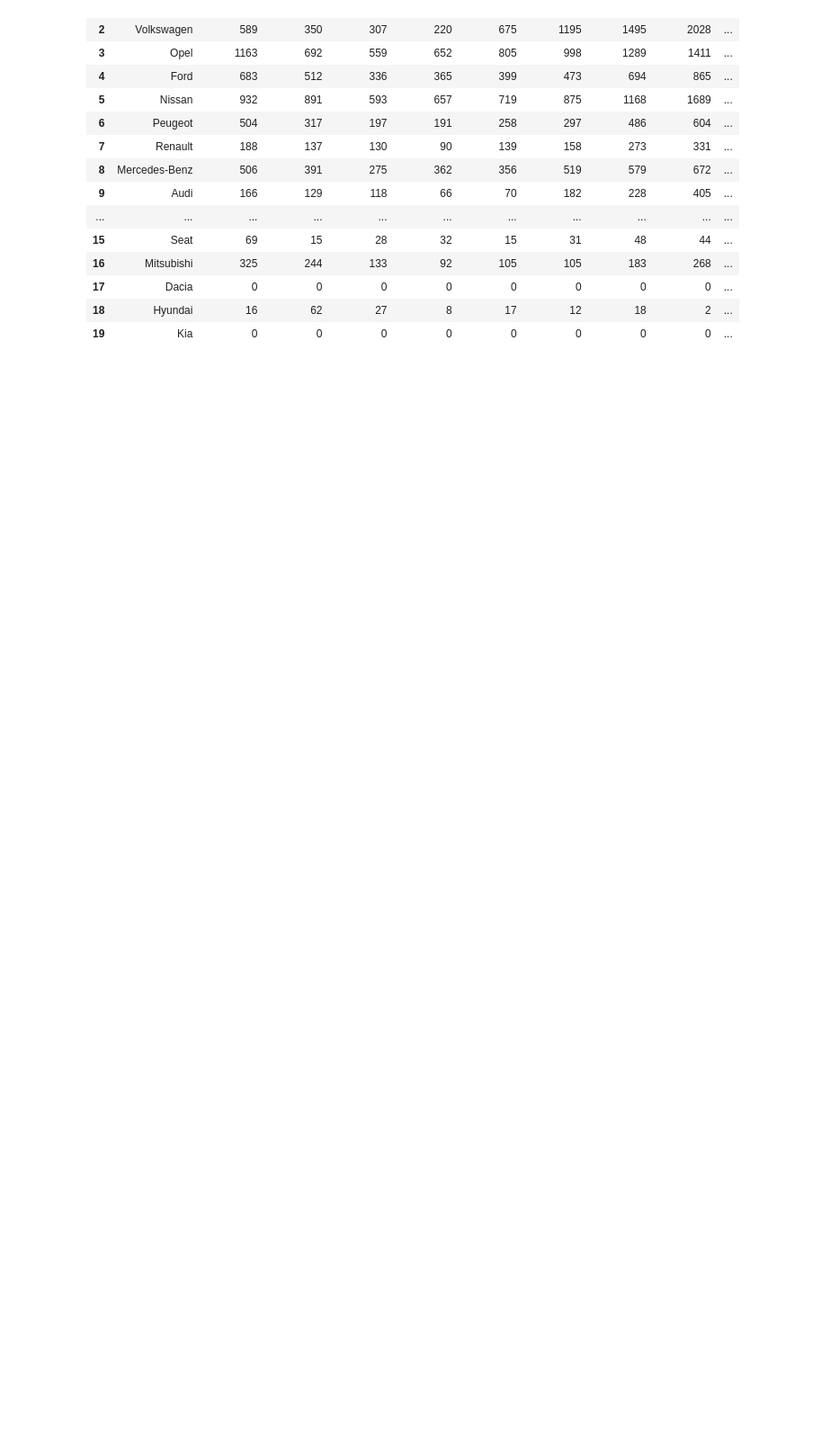
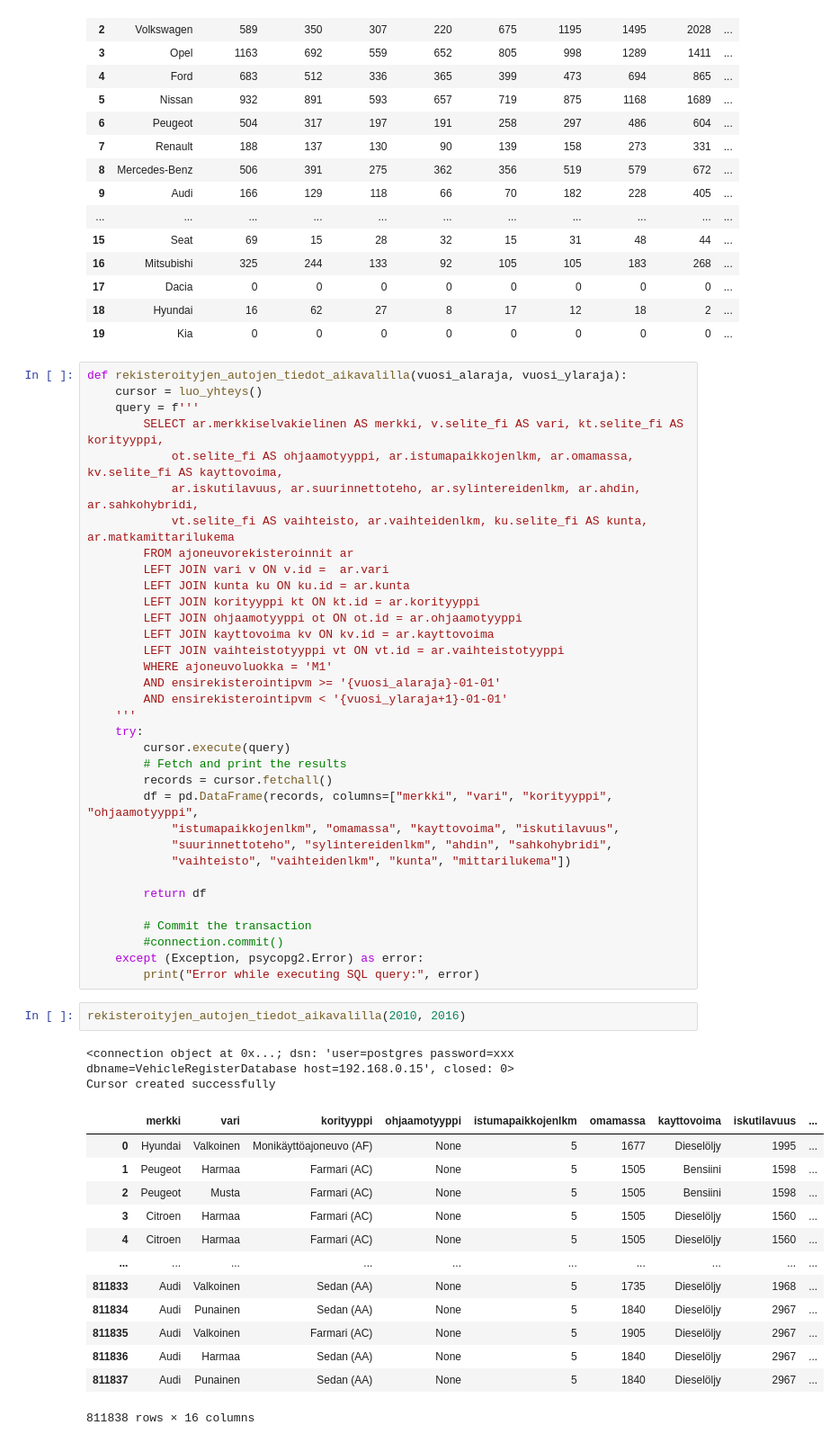
Before and after one commit to GouchinHub/TJTS4901, a Jupyter notebook: koodikirjasto.ipynb, the cells around one changed output. Shown at 90% size. Saved outputs shown, nothing was run; the diff lists cells and outputs as text; blank space fills up the shorter version.

Commit message:
Add new query

```diff
--- a/koodikirjasto.ipynb
+++ b/koodikirjasto.ipynb
@@ -576,3 +576,55 @@ Cursor created successfully
 | 17 | Dacia | 0 | 0 | 0 | 0 | 0 | 0 | 0 | 0 | ... |
 | 18 | Hyundai | 16 | 62 | 27 | 8 | 17 | 12 | 18 | 2 | ... |
 | 19 | Kia | 0 | 0 | 0 | 0 | 0 | 0 | 0 | 0 | ... |
+# %%
+def rekisteroityjen_autojen_tiedot_aikavalilla(vuosi_alaraja, vuosi_ylaraja):
+    cursor = luo_yhteys()
+    query = f'''
+        SELECT ar.merkkiselvakielinen AS merkki, v.selite_fi AS vari, kt.selite_fi AS korityyppi,
+            ot.selite_fi AS ohjaamotyyppi, ar.istumapaikkojenlkm, ar.omamassa, kv.selite_fi AS kayttovoima,
+            ar.iskutilavuus, ar.suurinnettoteho, ar.sylintereidenlkm, ar.ahdin, ar.sahkohybridi,
+        	vt.selite_fi AS vaihteisto, ar.vaihteidenlkm, ku.selite_fi AS kunta, ar.matkamittarilukema
+        FROM ajoneuvorekisteroinnit ar
+        LEFT JOIN vari v ON v.id =  ar.vari
+        LEFT JOIN kunta ku ON ku.id = ar.kunta
+        LEFT JOIN korityyppi kt ON kt.id = ar.korityyppi
+        LEFT JOIN ohjaamotyyppi ot ON ot.id = ar.ohjaamotyyppi
+        LEFT JOIN kayttovoima kv ON kv.id = ar.kayttovoima
+        LEFT JOIN vaihteistotyyppi vt ON vt.id = ar.vaihteistotyyppi
+        WHERE ajoneuvoluokka = 'M1'
+        AND ensirekisterointipvm >= '{vuosi_alaraja}-01-01'
+        AND ensirekisterointipvm < '{vuosi_ylaraja+1}-01-01'
+    '''
+    try:
+        cursor.execute(query)
+        # Fetch and print the results
+        records = cursor.fetchall()
+        df = pd.DataFrame(records, columns=["merkki", "vari", "korityyppi", "ohjaamotyyppi",
+            "istumapaikkojenlkm", "omamassa", "kayttovoima", "iskutilavuus",
+        	"suurinnettoteho", "sylintereidenlkm", "ahdin", "sahkohybridi",
+        	"vaihteisto", "vaihteidenlkm", "kunta", "mittarilukema"])
+
+        return df
+
+        # Commit the transaction
+        #connection.commit()
+    except (Exception, psycopg2.Error) as error:
+        print("Error while executing SQL query:", error)
+# %%
+rekisteroityjen_autojen_tiedot_aikavalilla(2010, 2016)
+# %% [output]
+<connection object at 0x...; dsn: 'user=postgres password=xxx dbname=VehicleRegisterDatabase host=192.168.0.15', closed: 0>
+Cursor created successfully
+|  | merkki | vari | korityyppi | ohjaamotyyppi | istumapaikkojenlkm | omamassa | kayttovoima | iskutilavuus | ... |
+| 0 | Hyundai | Valkoinen | Monikäyttöajoneuvo (AF) | None | 5 | 1677 | Dieselöljy | 1995 | ... |
+| 1 | Peugeot | Harmaa | Farmari (AC) | None | 5 | 1505 | Bensiini | 1598 | ... |
+| 2 | Peugeot | Musta | Farmari (AC) | None | 5 | 1505 | Bensiini | 1598 | ... |
+| 3 | Citroen | Harmaa | Farmari (AC) | None | 5 | 1505 | Dieselöljy | 1560 | ... |
+| 4 | Citroen | Harmaa | Farmari (AC) | None | 5 | 1505 | Dieselöljy | 1560 | ... |
+| ... | ... | ... | ... | ... | ... | ... | ... | ... | ... |
+| 811833 | Audi | Valkoinen | Sedan (AA) | None | 5 | 1735 | Dieselöljy | 1968 | ... |
+| 811834 | Audi | Punainen | Sedan (AA) | None | 5 | 1840 | Dieselöljy | 2967 | ... |
+| 811835 | Audi | Valkoinen | Farmari (AC) | None | 5 | 1905 | Dieselöljy | 2967 | ... |
+| 811836 | Audi | Harmaa | Sedan (AA) | None | 5 | 1840 | Dieselöljy | 2967 | ... |
+| 811837 | Audi | Punainen | Sedan (AA) | None | 5 | 1840 | Dieselöljy | 2967 | ... |
+811838 rows × 16 columns
```
Also changed, not shown: 1 other file.
